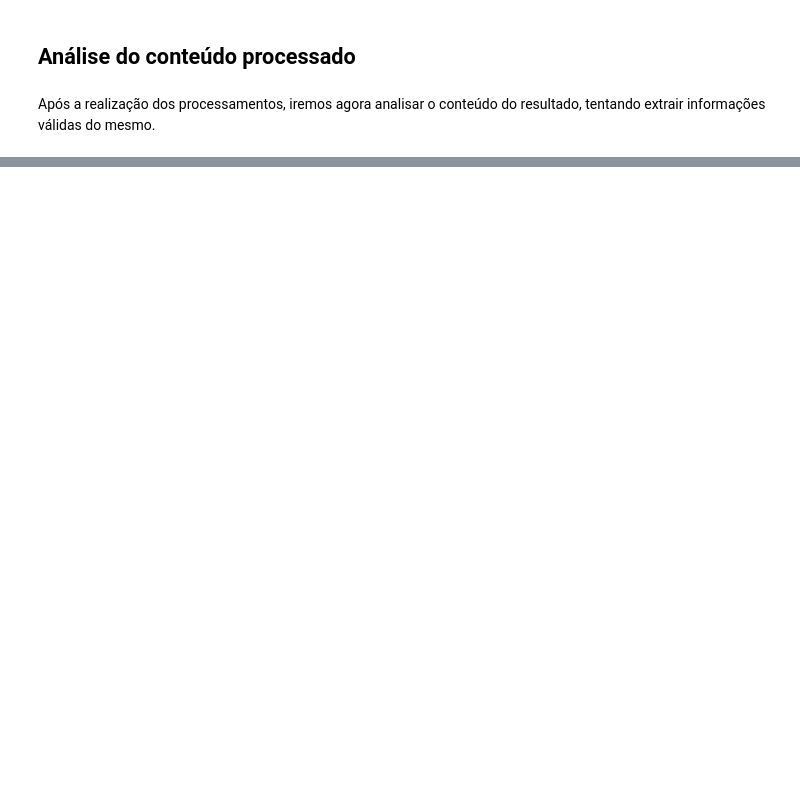
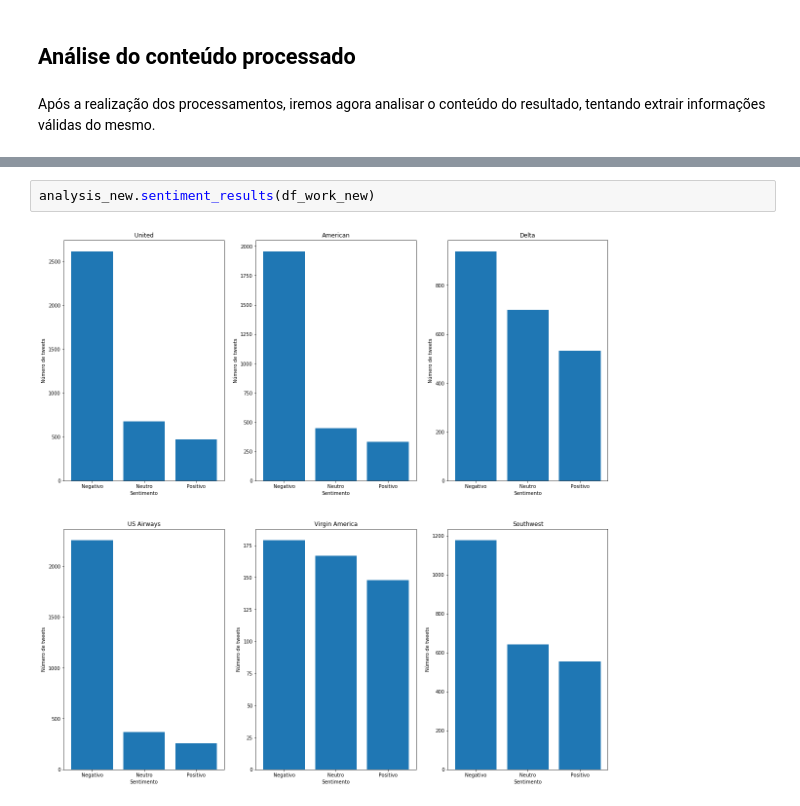
Before and after one commit to maurofloriano/cefet_ml, a Jupyter notebook: sentiment_analysis.ipynb, the cells around one changed output, grey strips where cells are left out. Drawn from its saved outputs; the diff is of its cells as text; blank space fills up the shorter version.

```diff
--- a/sentiment_analysis.ipynb
+++ b/sentiment_analysis.ipynb
@@ -268,0 +267,4 @@ AttributeError: 'dict' object has no attribute 'head'
+# %%
+analysis_new.sentiment_results(df_work_new)
+# %% [output]
+[figure, added]
```
Also changed, not shown: parts of 10 cells of this notebook, 3 other files.
